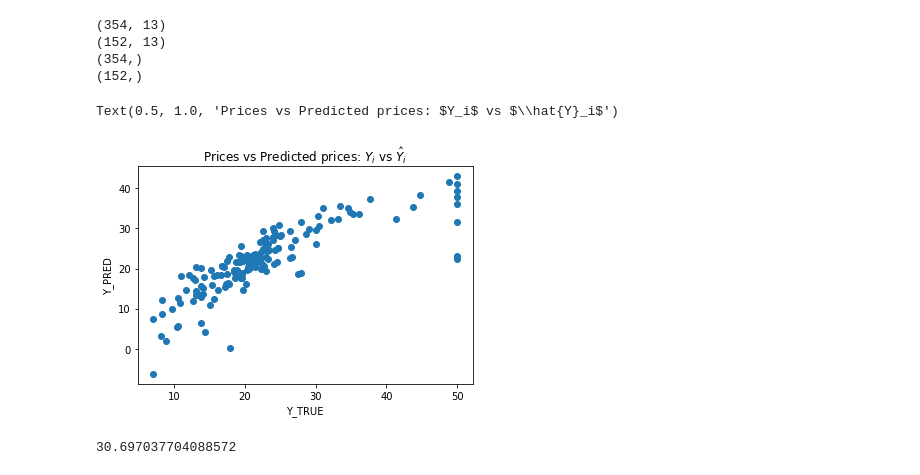
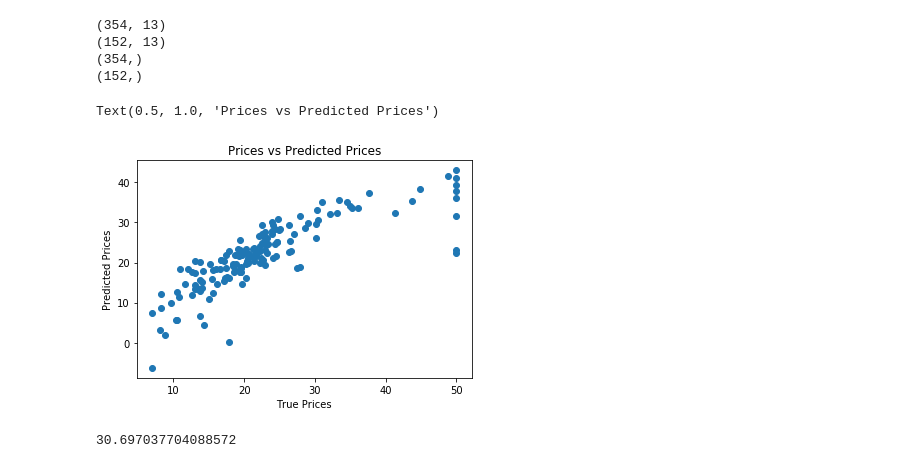
Before and after one commit to ohmgmatt/boston_housing, a Jupyter notebook: Untitled.ipynb, the cells around one changed output. Drawn from its saved outputs; the diff is of its cells as text; code cells hidden in the pictures.

```diff
--- a/Untitled.ipynb
+++ b/Untitled.ipynb
@@ -212,18 +213,18 @@ print(y_test.shape)
 # %%
 reg = LinearRegression()
 reg.fit(x_train, y_train)
 
 y_pred = reg.predict(x_test)
 
 plt.scatter(y_test, y_pred)
 
-plt.xlabel('Y_TRUE')
-plt.ylabel('Y_PRED')
+plt.xlabel('True Prices')
+plt.ylabel('Predicted Prices')
 
-plt.title("Prices vs Predicted prices: $Y_i$ vs $\hat{Y}_i$")
+plt.title("Prices vs Predicted Prices")
 # %% [output]
-Text(0.5, 1.0, 'Prices vs Predicted prices: $Y_i$ vs $\\hat{Y}_i$')
+Text(0.5, 1.0, 'Prices vs Predicted Prices')
-[figure, old version]
+[figure, new version]
 # %%
 mse = mean_squared_error(y_test, y_pred)
 print(mse)
```
Also changed, not shown: parts of 7 cells of this notebook.
